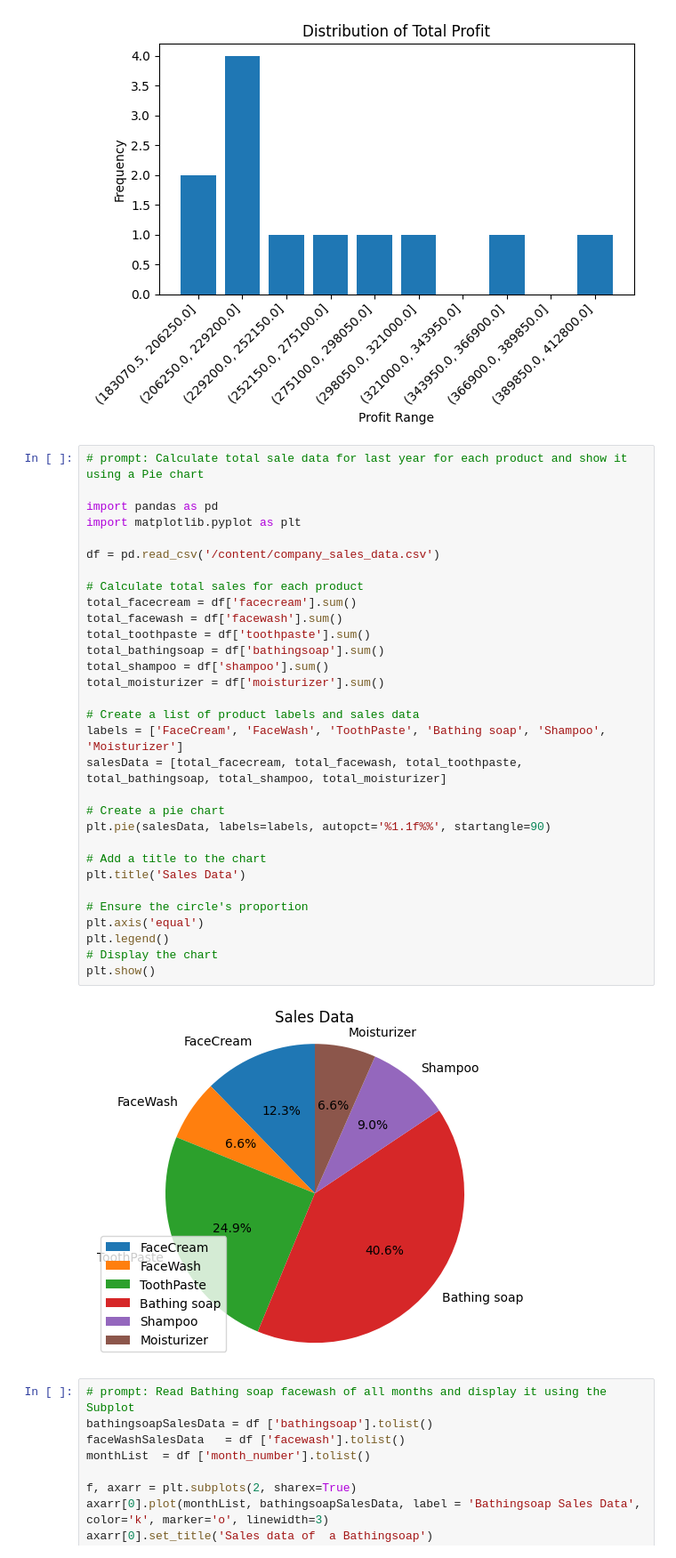
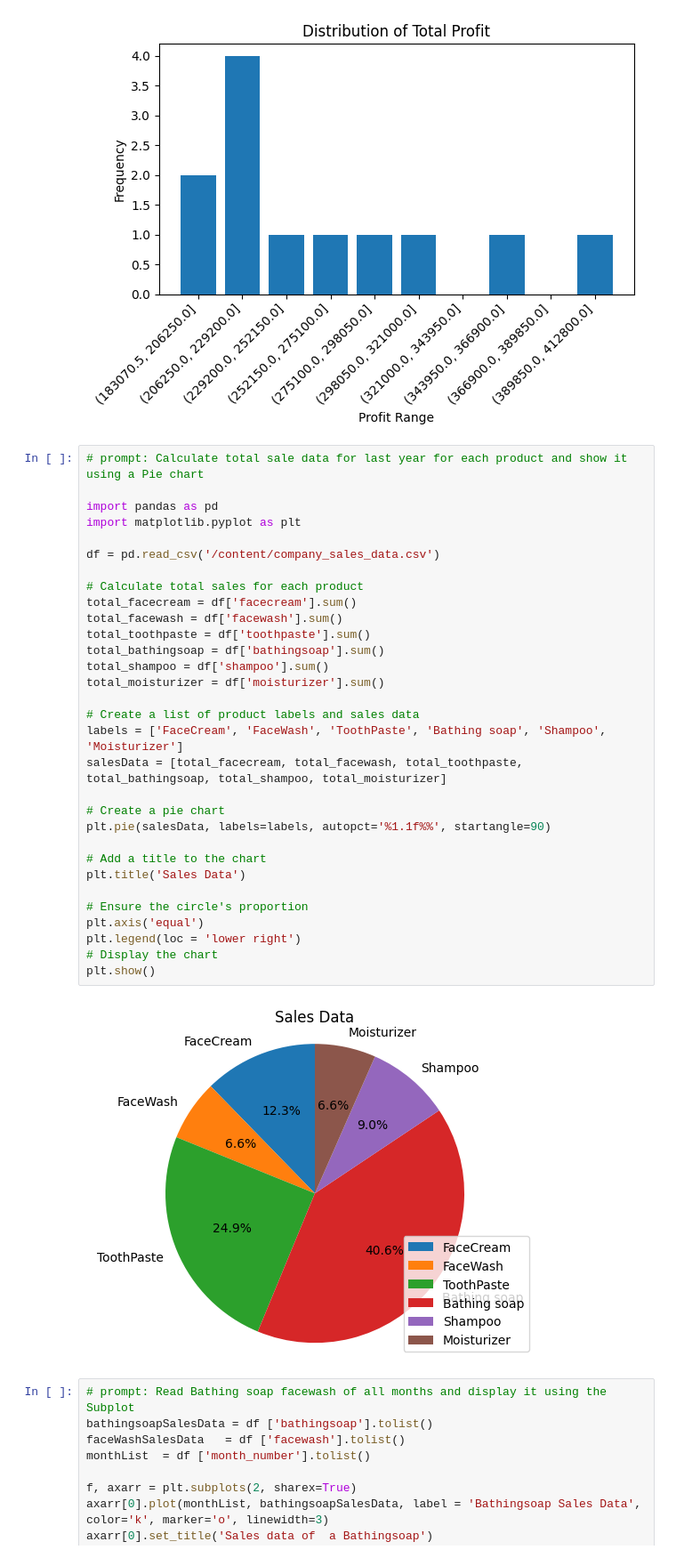
Before and after one commit to SuddhashilSarkar/ML_Lab_Assignments, a Jupyter notebook: ML_Lab_3_2.ipynb, the cells around one changed output. Shown: that part at 89% size. Cells and saved outputs as stored; diff of their text form.

```diff
--- a/ML_Lab_3_2.ipynb
+++ b/ML_Lab_3_2.ipynb
@@ -136,35 +136,35 @@ plt.show()
 # prompt: Calculate total sale data for last year for each product and show it using a Pie chart
 
 import pandas as pd
 import matplotlib.pyplot as plt
 
 df = pd.read_csv('/content/company_sales_data.csv')
 
 # Calculate total sales for each product
 total_facecream = df['facecream'].sum()
 total_facewash = df['facewash'].sum()
 total_toothpaste = df['toothpaste'].sum()
 total_bathingsoap = df['bathingsoap'].sum()
 total_shampoo = df['shampoo'].sum()
 total_moisturizer = df['moisturizer'].sum()
 
 # Create a list of product labels and sales data
 labels = ['FaceCream', 'FaceWash', 'ToothPaste', 'Bathing soap', 'Shampoo', 'Moisturizer']
 salesData = [total_facecream, total_facewash, total_toothpaste, total_bathingsoap, total_shampoo, total_moisturizer]
 
 # Create a pie chart
 plt.pie(salesData, labels=labels, autopct='%1.1f%%', startangle=90)
 
 # Add a title to the chart
 plt.title('Sales Data')
 
 # Ensure the circle's proportion
 plt.axis('equal')
-plt.legend()
+plt.legend(loc = 'lower right')
 # Display the chart
 plt.show()
 # %% [output]
-[figure, old version]
+[figure, new version]
 # %%
 # prompt: Read Bathing soap facewash of all months and display it using the Subplot
 bathingsoapSalesData = df ['bathingsoap'].tolist()
```
Also changed, not shown: parts of 1 cell of this notebook.
